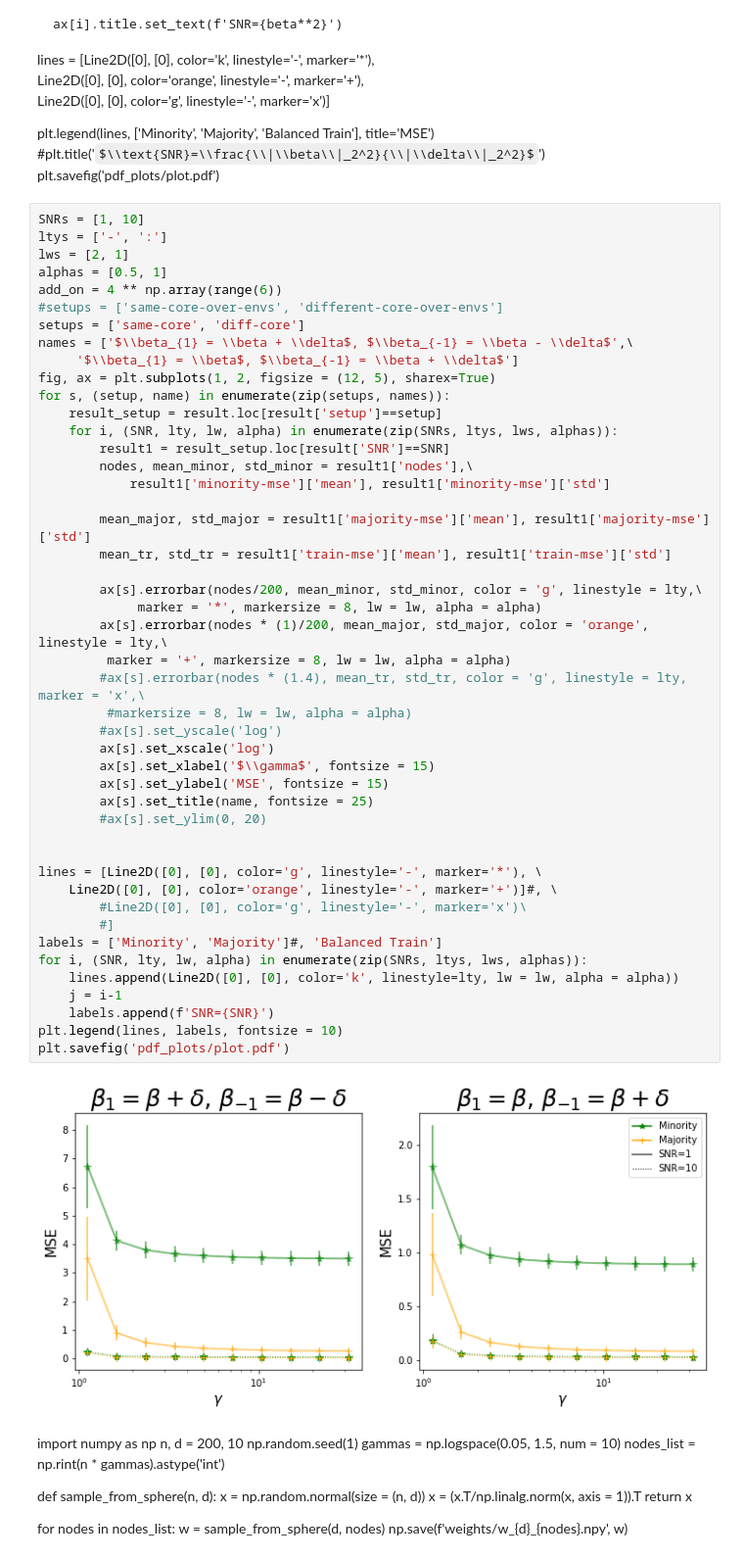
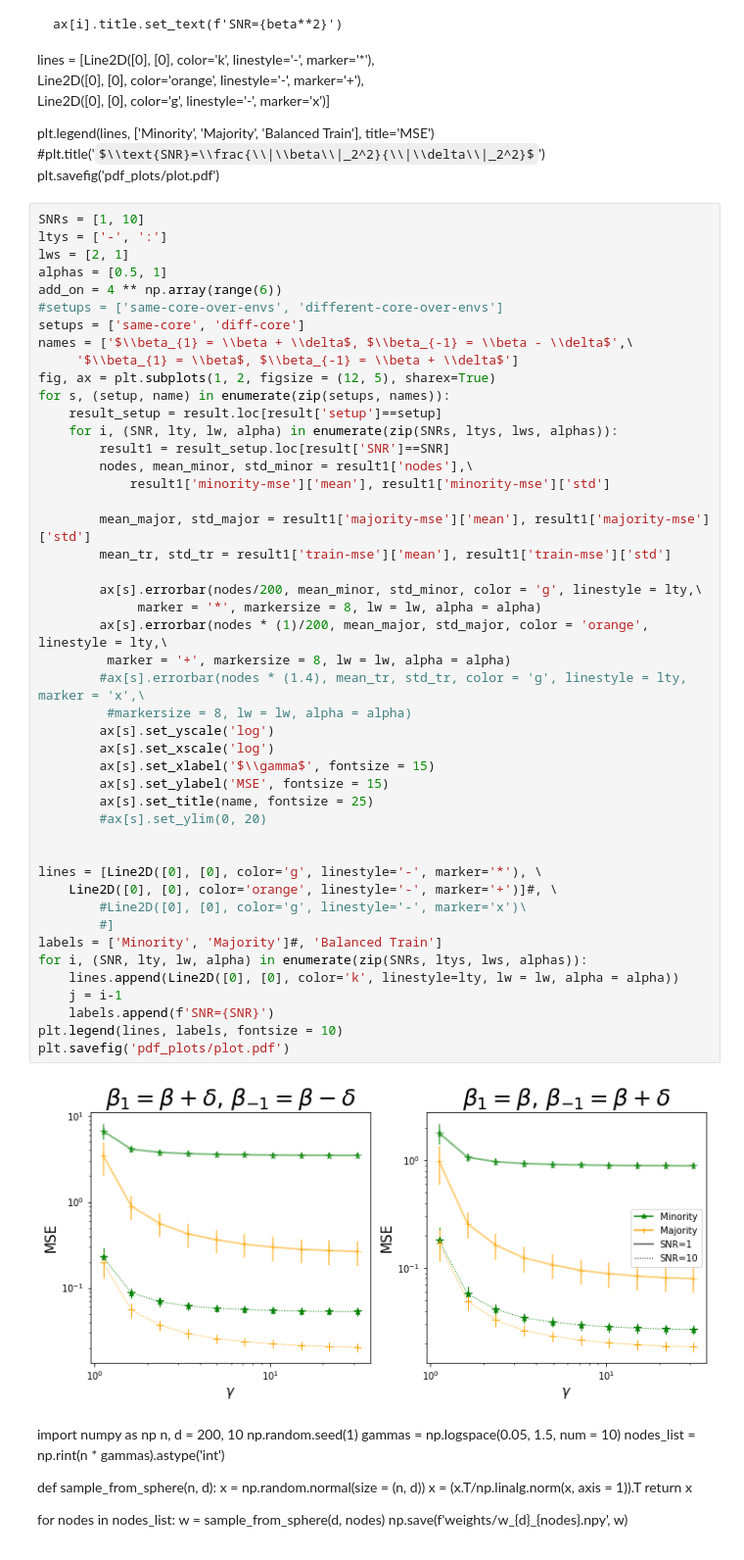
Before and after one commit to smaityumich/overparameterized-group-fairness, a Jupyter notebook: plots.ipynb, the cells around one changed output. Shown: that part at 98% size. Cells and saved outputs as stored; diff of their text form; some formulas as TeX source.

```diff
--- a/plots.ipynb
+++ b/plots.ipynb
@@ -203,35 +203,35 @@ for s, (setup, name) in enumerate(zip(setups, names)):
             result1['minority-mse']['mean'], result1['minority-mse']['std']
 
         mean_major, std_major = result1['majority-mse']['mean'], result1['majority-mse']['std']
         mean_tr, std_tr = result1['train-mse']['mean'], result1['train-mse']['std']
 
         ax[s].errorbar(nodes/200, mean_minor, std_minor, color = 'g', linestyle = lty,\
              marker = '*', markersize = 8, lw = lw, alpha = alpha)
         ax[s].errorbar(nodes * (1)/200, mean_major, std_major, color = 'orange', linestyle = lty,\
          marker = '+', markersize = 8, lw = lw, alpha = alpha)
         #ax[s].errorbar(nodes * (1.4), mean_tr, std_tr, color = 'g', linestyle = lty, marker = 'x',\
          #markersize = 8, lw = lw, alpha = alpha)
-        #ax[s].set_yscale('log')
+        ax[s].set_yscale('log')
         ax[s].set_xscale('log')
         ax[s].set_xlabel('$\\gamma$', fontsize = 15)
         ax[s].set_ylabel('MSE', fontsize = 15)
         ax[s].set_title(name, fontsize = 25)
         #ax[s].set_ylim(0, 20)
 
 
 lines = [Line2D([0], [0], color='g', linestyle='-', marker='*'), \
     Line2D([0], [0], color='orange', linestyle='-', marker='+')]#, \
         #Line2D([0], [0], color='g', linestyle='-', marker='x')\
         #]
 labels = ['Minority', 'Majority']#, 'Balanced Train']
 for i, (SNR, lty, lw, alpha) in enumerate(zip(SNRs, ltys, lws, alphas)):
     lines.append(Line2D([0], [0], color='k', linestyle=lty, lw = lw, alpha = alpha))
     j = i-1
     labels.append(f'SNR={SNR}')
 plt.legend(lines, labels, fontsize = 10)
 plt.savefig('pdf_plots/plot.pdf')
 # %% [output]
-[figure, old version]
+[figure, new version]
 # %% [markdown]
 import numpy as np
 n, d = 200, 10
```
Also changed, not shown: parts of 4 cells of this notebook, 4 other files.
